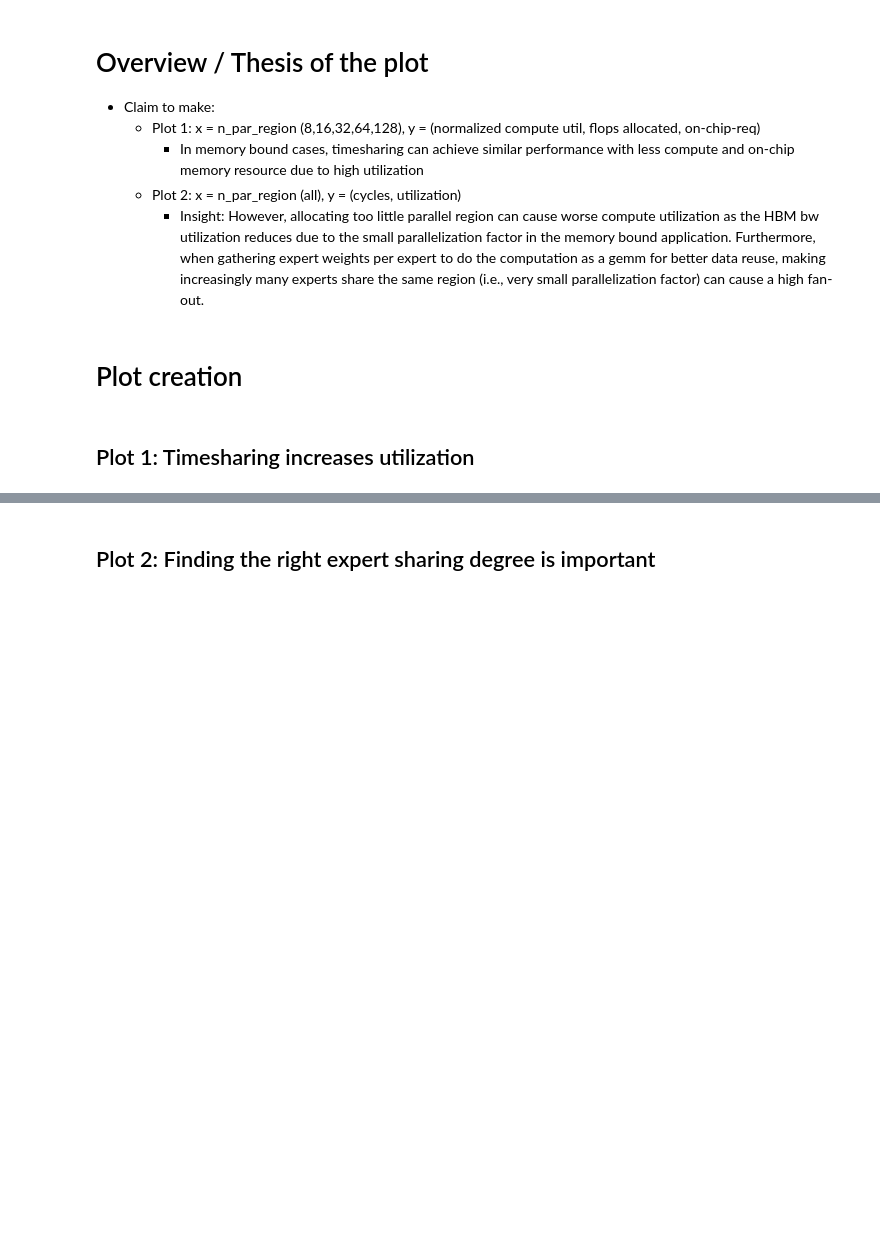
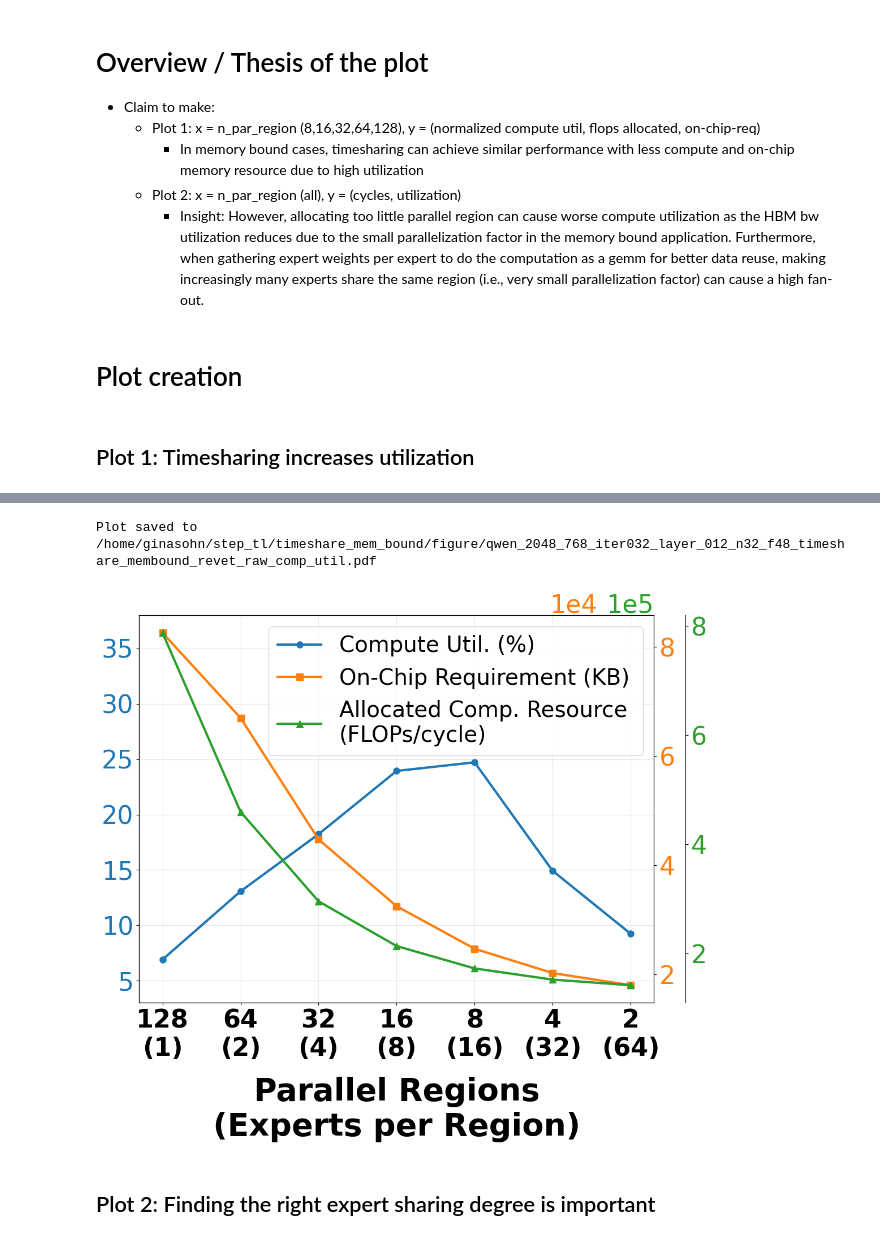
Before and after one commit to gina7484/step_artifact, a Jupyter notebook: timeshare_mem_bound/timeshare_membound_vis.ipynb, the cells around one changed output, grey strips where cells are left out. Cells and saved outputs as stored; diff of their text form; code cells hidden in the pictures; blank space fills up the shorter version.

```diff
--- a/timeshare_mem_bound/timeshare_membound_vis.ipynb
+++ b/timeshare_mem_bound/timeshare_membound_vis.ipynb
@@ -196,3 +345,20 @@ Plot saved to /home/ginasohn/step_tl/timeshare_mem_bound/qwen_2048_768_iter032_l
+# %%
+csv_file = "/home/ginasohn/step_tl/timeshare_mem_bound/qwen_2048_768_iter032_layer_012_n32_f48_timeshare_membound_revet_09042055.csv"
+output_file = "/home/ginasohn/step_tl/timeshare_mem_bound/figure/qwen_2048_768_iter032_layer_012_n32_f48_timeshare_membound_revet_raw_comp_util.pdf"
+# output_file = None
+
+utilization_scale = None
+on_chip_scale = None
+allocated_flops_scale = None
+
+utilization_scale = (3,38)
+# on_chip_scale = (0.2*1e5,2*1e5)
+# allocated_flops_scale = (0.5*1e5,8.5*1e5)
+
+timeshare_utilization_raw(csv_file, output_file=output_file, utilization_scale=utilization_scale, on_chip_scale=on_chip_scale, allocated_flops_scale=allocated_flops_scale)
+# %% [output]
+Plot saved to /home/ginasohn/step_tl/timeshare_mem_bound/figure/qwen_2048_768_iter032_layer_012_n32_f48_timeshare_membound_revet_raw_comp_util.pdf
+[figure, added]
 # %% [markdown]
 ## Plot 2: Finding the right expert sharing degree is important
 # %%
```
Also changed, not shown: parts of 13 cells of this notebook, 4 other files.
